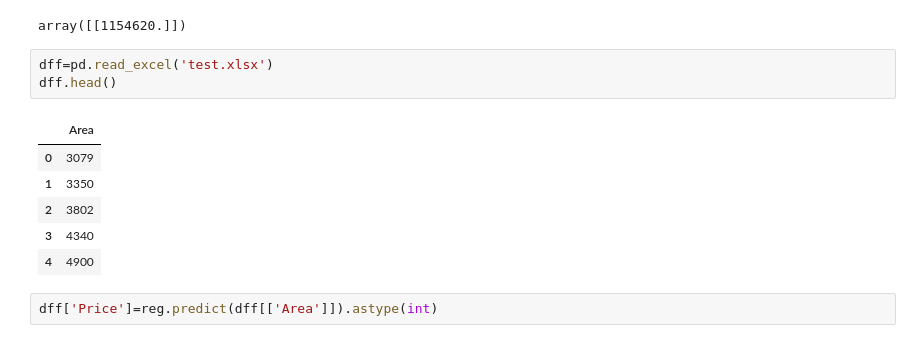
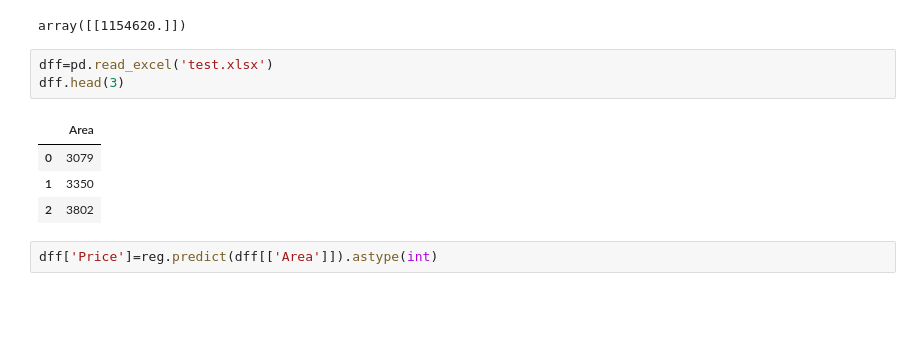
Before and after one commit to Tamzzzzid/Learning_ML, a Jupyter notebook: ML/Linear Reg1/lin1.ipynb, the cells around one changed output. Drawn from its saved outputs; the diff is of its cells as text; blank space fills up the shorter version.

```diff
--- a/ML/Linear Reg1/lin1.ipynb
+++ b/ML/Linear Reg1/lin1.ipynb
@@ -32,14 +32,12 @@ reg.predict([[7500]])
 array([[1154620.]])
 # %%
 dff=pd.read_excel('test.xlsx')
-dff.head()
+dff.head(3)
 # %% [output]
 |  | Area |
 | 0 | 3079 |
 | 1 | 3350 |
 | 2 | 3802 |
-| 3 | 4340 |
-| 4 | 4900 |
 # %%
 dff['Price']=reg.predict(dff[['Area']]).astype(int)
 # %%
```
Also changed, not shown: 19 other files.
